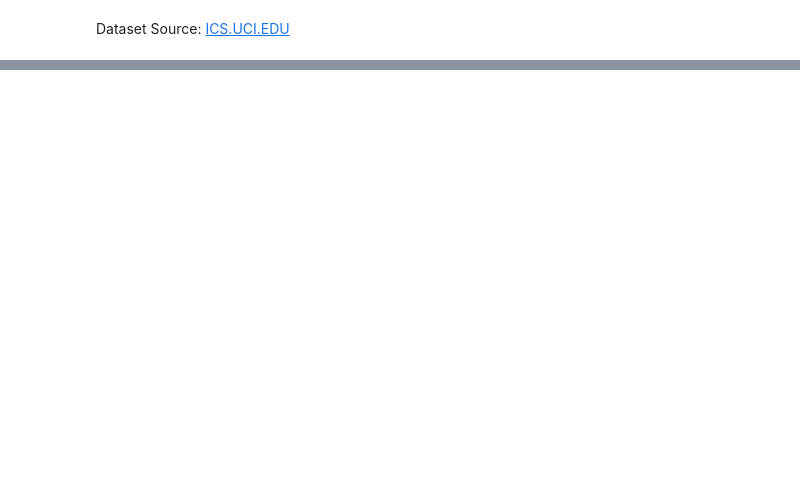
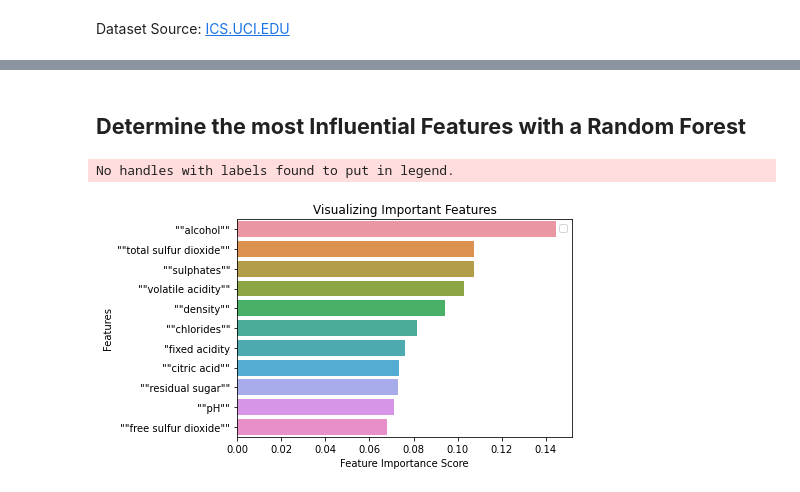
Before and after one commit to meggilliam/datasets, a Jupyter notebook: Project1_Group4.ipynb, the cells around one changed output, grey strips where cells are left out. Saved outputs shown, nothing was run; the diff lists cells and outputs as text; code cells hidden in the pictures; blank space fills up the shorter version.

```diff
--- a/Project1_Group4.ipynb
+++ b/Project1_Group4.ipynb
@@ -25,0 +20,13 @@ print(wine.head)
+# %%
+# Import the Dataset for Red Wine - hosted on Github
+#ahhhsnap. I imported this wrong the first time. Sorry y'all. -M
+url = 'https://raw.githubusercontent.com/meggilliam/datasets/main/winequality-red.csv'
+col_names = ['fixed acidity', 'volatile acidity', 'citric acid', 'residual sugar', 'chlorides', 'free sulfur dioxide', 'total sulfur dioxide', 'density', 'pH', 'sulphates', 'alcohol', 'quality']
+wine = pd.read_csv(url, sep = ";", quoting = 3)
+
+## Leave all these extra quotation marks in here! It's messy, but it works.
+feature_cols = ['"fixed acidity', '""volatile acidity""', '""citric acid""', '""residual sugar""', '""chlorides""', '""free sulfur dioxide""', '""total sulfur dioxide""', '""density""', '""pH""', '""sulphates""', '""alcohol""']
+target_col = ['""quality"""']
+
+wine.columns
+wine.head()
@@ -25,0 +95,18 @@ print(wine.head)
+# %% [markdown]
+## **Determine the most Influential Features with a Random Forest**
+# %%
+#Determine the two most influential Features
+rfc = RandomForestClassifier(n_estimators = 1000)
+rfc.fit(X_Train, Y_Train.values.ravel())
+feature_imp = pd.Series(rfc.feature_importances_,index=feature_cols).sort_values(ascending=False)
+feature_imp
+sns.barplot(x=feature_imp, y=feature_imp.index)
+# Add labels to your graph
+plt.xlabel('Feature Importance Score')
+plt.ylabel('Features')
+plt.title("Visualizing Important Features")
+plt.legend()
+plt.show()
+# %% [output]
+No handles with labels found to put in legend.
+[figure, added]
```
Also changed, not shown: parts of 10 cells of this notebook.
